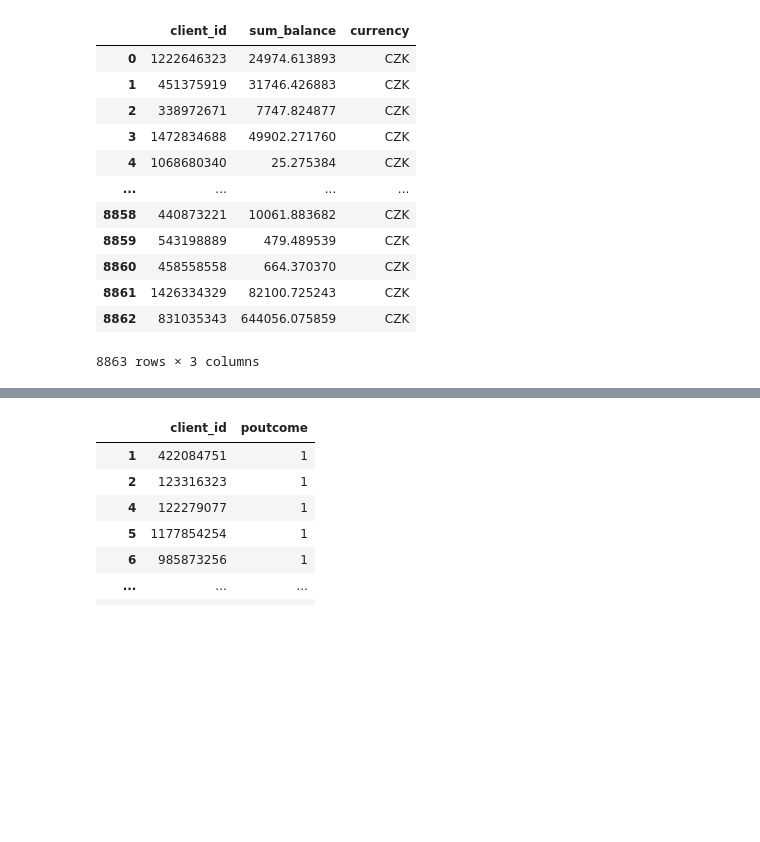
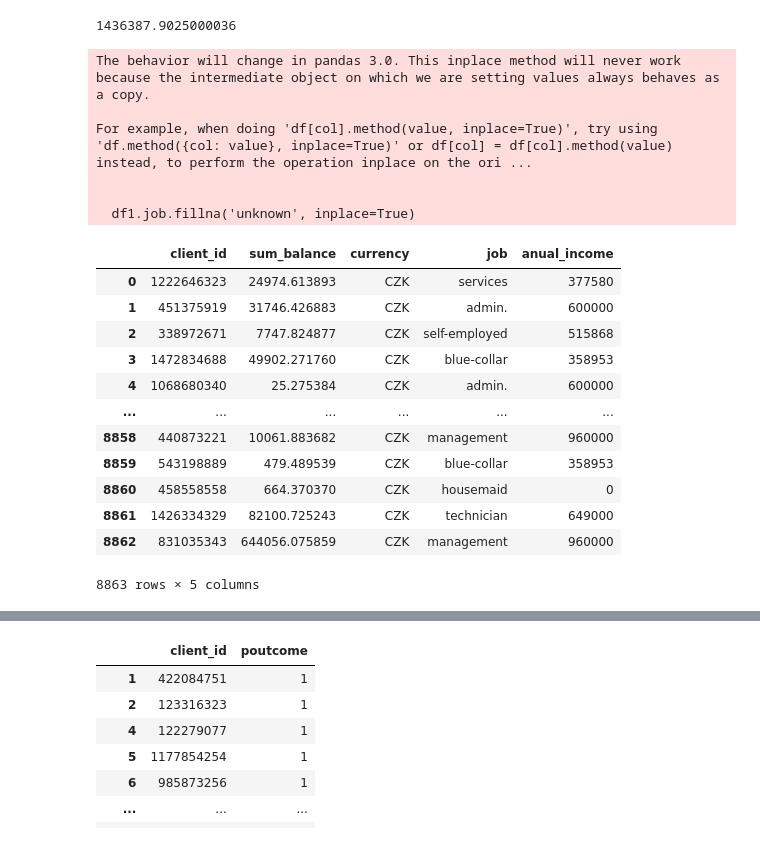
Before and after one commit to VladislavSpirydonau/Final-project-C4Y, a Jupyter notebook: revenue counting.ipynb, the cells around one changed output, grey strips where cells are left out. Cells and saved outputs as stored; diff of their text form; code cells hidden in the pictures; blank space fills up the shorter version.

```diff
--- a/revenue counting.ipynb
+++ b/revenue counting.ipynb
@@ -146,36 +182,65 @@ decade_perspective=profits_by_year(year, success)
+# %%
+rf=profit_count(success)
+rf
+# %% [output]
+1436387.9025000036
 # %%
 cursor = conn.cursor()
 query1 = ('''
 WITH sum_balance as (
     select
          client_id,
          SUM(balance) as sum_balance,
          currency
     from balances
     group by 1
 )
-Select client.client_id, sum_balance.sum_balance, sum_balance.currency
+Select client.client_id, sum_balance.sum_balance, sum_balance.currency, client.job
 FROM client
 LEFT JOIN inv_campaign_eval ON client.client_id = inv_campaign_eval.client_id
 left join sum_balance on client.client_id = sum_balance.client_id
 WHERE inv_campaign_eval.client_id is null''')
 df1 = pd.read_sql_query(query1, conn)
 
 df1
+
+df1.job.fillna('unknown', inplace=True)
+income_dict = {
+    'services': 377580,
+    'retired' : 242520,
+    'management': 960000,
+    'student' : 226800,
+    'entrepreneur': 483888,
+    'admin.' : 600000,
+    'technician': 649000,
+    'blue-collar': 358953,
+    'unknown': 515868,
+    'unemployed': 226800,
+    'housemaid': 0,
+    'self-employed': 515868,
+}
+df1['anual_income'] = df1['job'].map(income_dict)
+df1
 # %% [output]
+The behavior will change in pandas 3.0. This inplace method will never work because the intermediate object on which we are setting values always behaves as a copy.
+
+For example, when doing 'df[col].method(value, inplace=True)', try using 'df.method({col: value}, inplace=True)' or df[col] = df[col].method(value) instead, to perform the operation inplace on the ori ...
+
+
+  df1.job.fillna('unknown', inplace=True)
-|  | client_id | sum_balance | currency |
-| 0 | 1222646323 | 24974.613893 | CZK |
-| 1 | 451375919 | 31746.426883 | CZK |
-| 2 | 338972671 | 7747.824877 | CZK |
-| 3 | 1472834688 | 49902.271760 | CZK |
-| 4 | 1068680340 | 25.275384 | CZK |
-| ... | ... | ... | ... |
-| 8858 | 440873221 | 10061.883682 | CZK |
-| 8859 | 543198889 | 479.489539 | CZK |
-| 8860 | 458558558 | 664.370370 | CZK |
-| 8861 | 1426334329 | 82100.725243 | CZK |
-| 8862 | 831035343 | 644056.075859 | CZK |
+|  | client_id | sum_balance | currency | job | anual_income |
+| 0 | 1222646323 | 24974.613893 | CZK | services | 377580 |
+| 1 | 451375919 | 31746.426883 | CZK | admin. | 600000 |
+| 2 | 338972671 | 7747.824877 | CZK | self-employed | 515868 |
+| 3 | 1472834688 | 49902.271760 | CZK | blue-collar | 358953 |
+| 4 | 1068680340 | 25.275384 | CZK | admin. | 600000 |
+| ... | ... | ... | ... | ... | ... |
+| 8858 | 440873221 | 10061.883682 | CZK | management | 960000 |
+| 8859 | 543198889 | 479.489539 | CZK | blue-collar | 358953 |
+| 8860 | 458558558 | 664.370370 | CZK | housemaid | 0 |
+| 8861 | 1426334329 | 82100.725243 | CZK | technician | 649000 |
+| 8862 | 831035343 | 644056.075859 | CZK | management | 960000 |
-8863 rows × 3 columns
+8863 rows × 5 columns
 # %%
 clients_id = pd.read_csv(r'C:\Users\spiri\codingbootcamp\Final-project-C4Y\client_ids.csv')
 clients_id_sample = clients_id.sample(frac=0.4)
```
Also changed, not shown: parts of 15 cells of this notebook, 3 other files.
